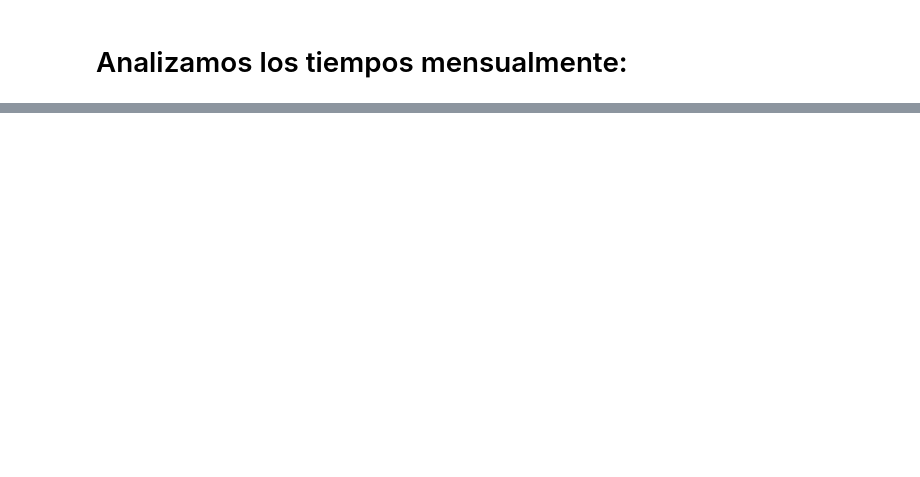
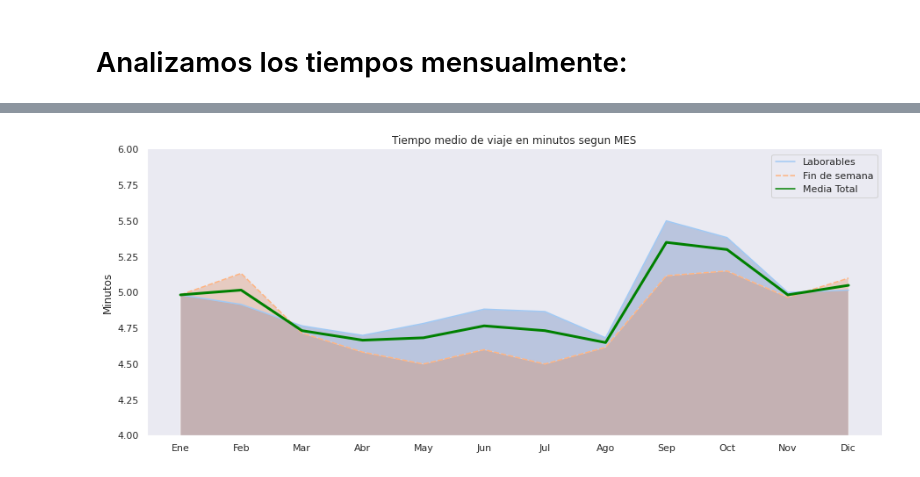
Before and after one commit to Danihelguera/Proyecto_fin_Bootcamp, a Jupyter notebook: 02_EDA.ipynb, the cells around one changed output, grey strips where cells are left out. Drawn from its saved outputs; the diff is of its cells as text; code cells hidden in the pictures; blank space fills up the shorter version.

```diff
--- a/02_EDA.ipynb
+++ b/02_EDA.ipynb
@@ -44,0 +152,16 @@ W_B_df
+# %%
+searchby  = "barrios"
+#searchby  = "codigos_postales"
+origen    = 1
+destino   = 2
+
+if searchby == "barrios" :
+    df = M_B_df.copy()
+elif searchby == "codigos_postales" :
+    df = M_CP_df.copy()
+
+df = df[(df.origin   == origen    ) &
+        (df.destiny  == destino   ) ]
+df = df.sort_values('date')
+df = df.reset_index(drop=True)
+df.head()
@@ -44,0 +175,33 @@ W_B_df
+# %%
+df_to_plot = pd.DataFrame()
+df_to_plot["x"]             = df["date"]
+df_to_plot["Media Total"  ] = df["mean_time_s_ALL"]/60
+df_to_plot["Laborables"   ] = df["mean_time_s_WD" ]/60
+df_to_plot["Fin de semana"] = df["mean_time_s_WE" ]/60
+
+year = 2019
+df_to_plot = df_to_plot[ (df_to_plot["x"] >= str(year)) & (df_to_plot["x"] <= str(year+1) ) ]
+df_to_plot["x"] = ["Ene", "Feb","Mar","Abr","May","Jun","Jul","Ago","Sep","Oct","Nov","Dic"]
+df_to_plot = df_to_plot.reset_index(drop=True)
+
+ymin = df_to_plot[["Media Total","Laborables","Fin de semana"]].min().min()
+ymax = df_to_plot[["Media Total","Laborables","Fin de semana"]].max().max()
+ylim_low  = math.floor( ymin-0.1*(ymax-ymin) )
+ylim_high = math.ceil(  ymax+0.1*(ymax-ymin) )
+
+plt.figure(figsize = (15,6))
+fig = sns.lineplot(data=df_to_plot.drop(columns="Media Total").set_index("x"), palette="pastel", linewidth=1.5 )
+fig.fill_between( df_to_plot["x"]  , 0 , df_to_plot["Laborables"], alpha=0.3)
+fig.fill_between( df_to_plot["x"]  , 0 , df_to_plot["Fin de semana"], alpha=0.3)
+fig = sns.lineplot(data=df_to_plot.drop(columns=["Laborables","Fin de semana"]).set_index("x"), linewidth=3 , palette=['green'] )
+
+fig.set_title("Tiempo medio de viaje en minutos segun MES")
+fig.set_xlabel("")
+fig.set_ylabel("Minutos")
+plt.ylim( ylim_low , ylim_high )
+
+
+
+sns.despine()
+# %% [output]
+[figure, added]
```
Also changed, not shown: parts of 20 cells of this notebook, 13 other files.
